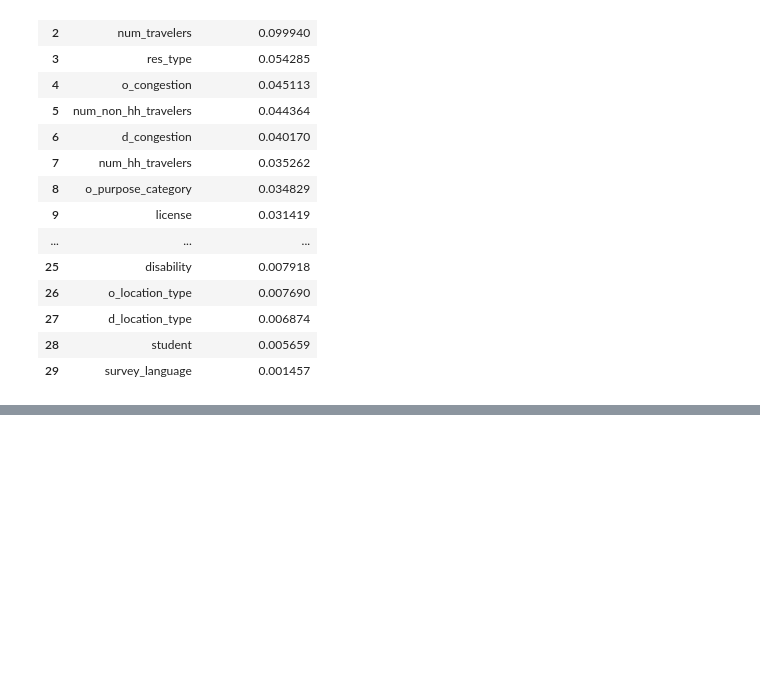
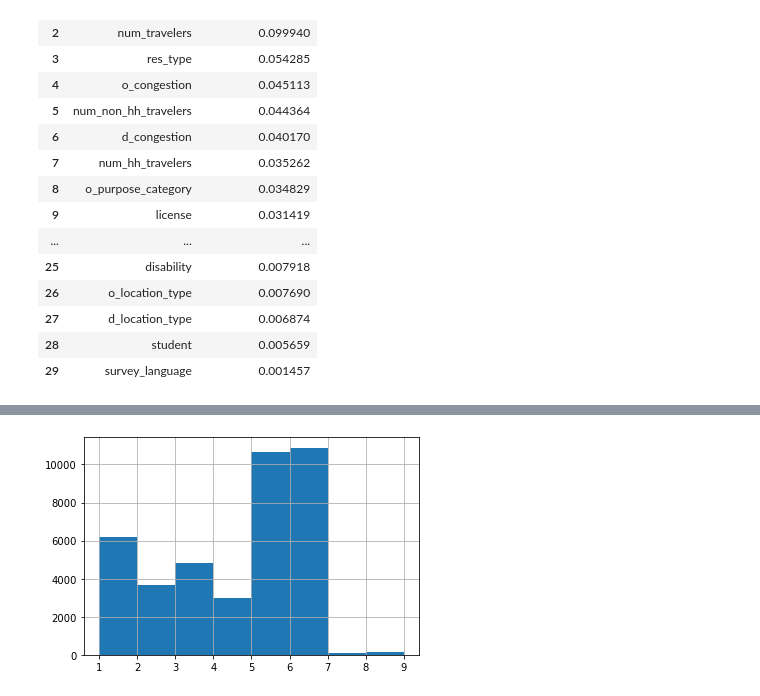
Before and after one commit to elxl/Decisionaid-ML, a Jupyter notebook: feature_selection_mutual_info.ipynb, the cells around one changed output, grey strips where cells are left out. Cells and saved outputs as stored; diff of their text form; code cells hidden in the pictures; blank space fills up the shorter version.

```diff
--- a/feature_selection_mutual_info.ipynb
+++ b/feature_selection_mutual_info.ipynb
@@ -102,0 +158,10 @@ pd.DataFrame(zipped, columns=['feature_name', 'mutual_information'])
+# %%
+df['res_type'].hist(bins=range(1,10))
+
+def merge_res_type(df):
+    df['res_type_merged'] = pd.cut(df['res_type'], bins=[0, 2, 4, 6, 9], labels=False)
+
+merge_res_type(df)
+merge_res_type(df_test)
+# %% [output]
+[figure, added]
```
Also changed, not shown: parts of 16 cells of this notebook, 2 other files.
